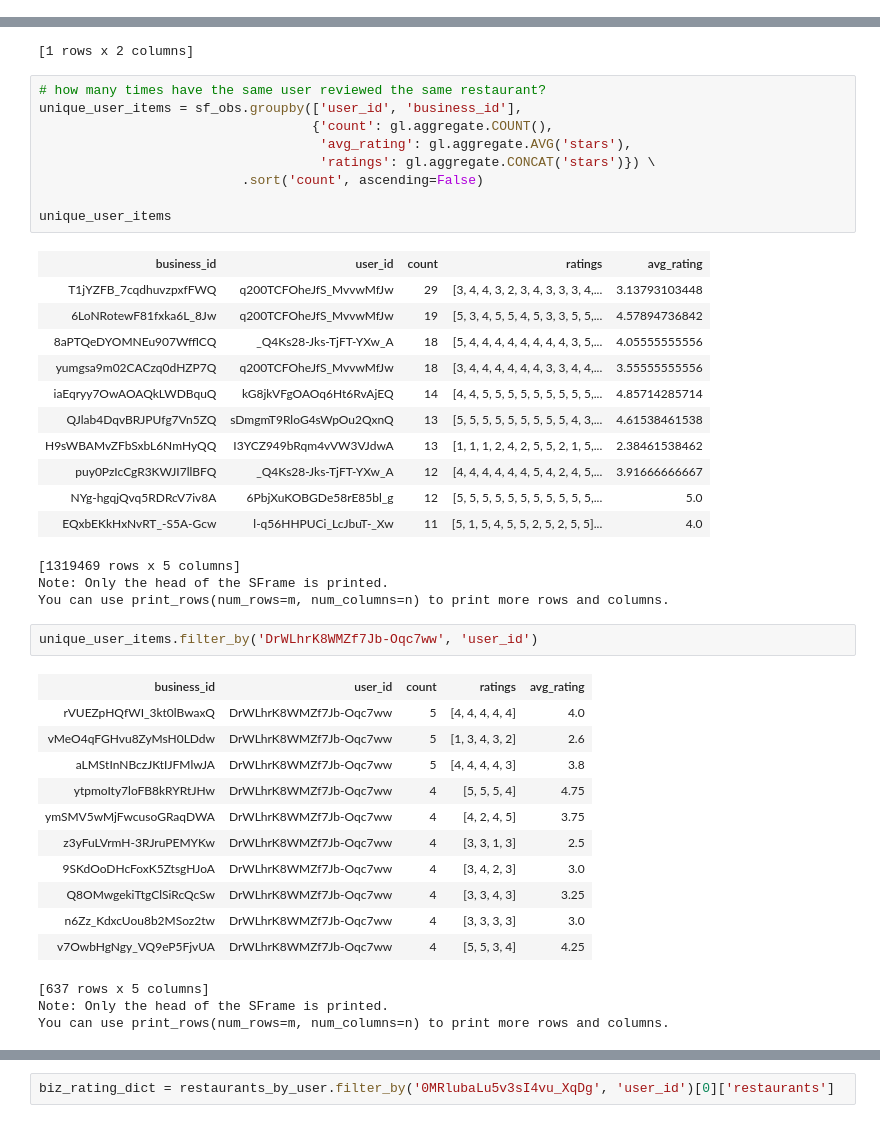
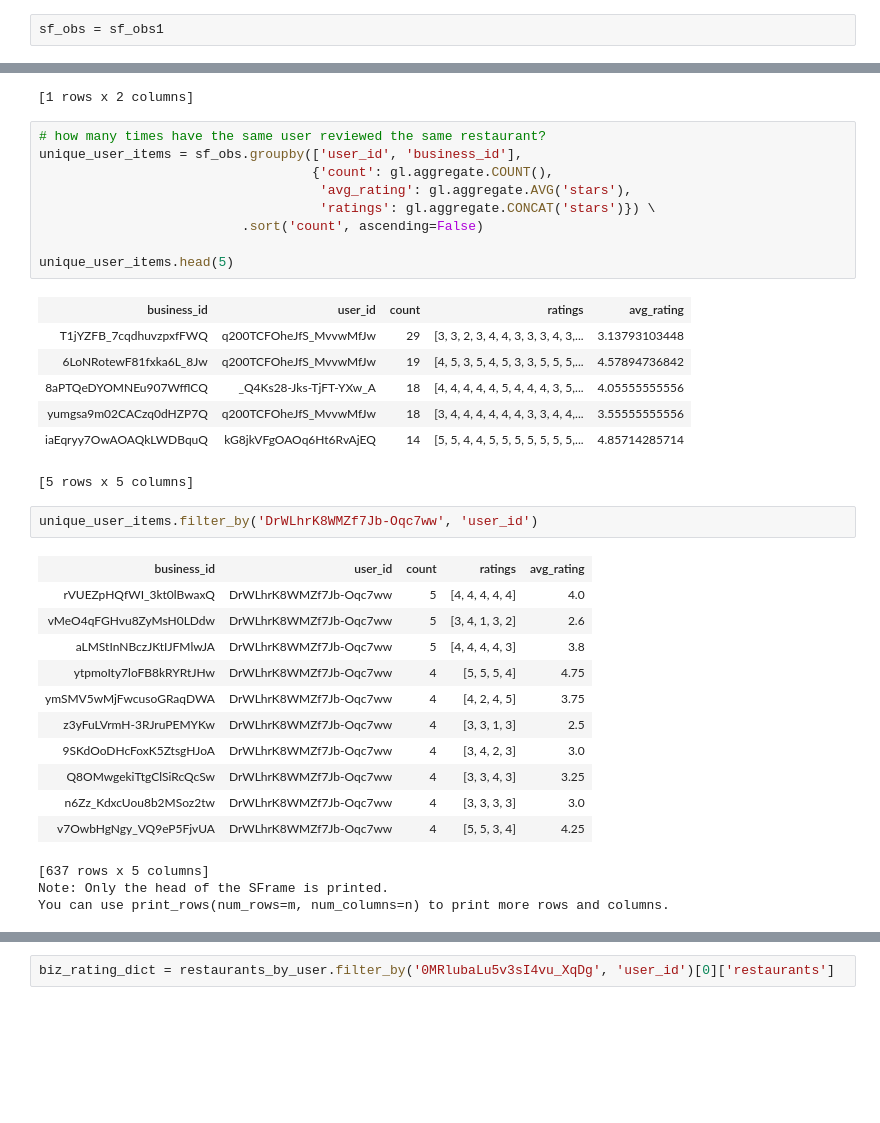
Before and after one commit to AeroGeekDean/traveler_eats_recommender, a Jupyter notebook: graphlab_scratchpad.ipynb, the cells around one changed output, grey strips where cells are left out. Drawn from its saved outputs; the diff is of its cells as text; blank space fills up the shorter version.

```diff
--- a/graphlab_scratchpad.ipynb
+++ b/graphlab_scratchpad.ipynb
@@ -152,6 +100,8 @@ Name: WTSOPGECPOmq-PUxNiHptQ, dtype: object
 # Quick EDA
 # %% [markdown]
 ## Group reviews by users...
+# %%
+sf_obs = sf_obs1
 # %%
 # number of reviews by user (388k distinct users)
 review_count_by_user = sf_obs.groupby('user_id', [gl.aggregate.COUNT()]).sort('Count', ascending=False)#['Count']
@@ -173,33 +123,26 @@ review_count_by_user.filter_by('DrWLhrK8WMZf7Jb-Oqc7ww', 'user_id')
 # %%
 # how many times have the same user reviewed the same restaurant?
 unique_user_items = sf_obs.groupby(['user_id', 'business_id'],
                                    {'count': gl.aggregate.COUNT(),
                                     'avg_rating': gl.aggregate.AVG('stars'),
                                     'ratings': gl.aggregate.CONCAT('stars')}) \
                           .sort('count', ascending=False)
 
-unique_user_items
+unique_user_items.head(5)
 # %% [output]
 | business_id | user_id | count | ratings | avg_rating |
-| T1jYZFB_7cqdhuvzpxfFWQ | q200TCFOheJfS_MvvwMfJw | 29 | [3, 4, 4, 3, 2, 3, 4, 3, 3, 3, 4,... | 3.13793103448 |
-| 6LoNRotewF81fxka6L_8Jw | q200TCFOheJfS_MvvwMfJw | 19 | [5, 3, 4, 5, 5, 4, 5, 3, 3, 5, 5,... | 4.57894736842 |
-| 8aPTQeDYOMNEu907WfflCQ | _Q4Ks28-Jks-TjFT-YXw_A | 18 | [5, 4, 4, 4, 4, 4, 4, 4, 4, 3, 5,... | 4.05555555556 |
+| T1jYZFB_7cqdhuvzpxfFWQ | q200TCFOheJfS_MvvwMfJw | 29 | [3, 3, 2, 3, 4, 4, 3, 3, 3, 4, 3,... | 3.13793103448 |
+| 6LoNRotewF81fxka6L_8Jw | q200TCFOheJfS_MvvwMfJw | 19 | [4, 5, 3, 5, 4, 5, 3, 3, 5, 5, 5,... | 4.57894736842 |
+| 8aPTQeDYOMNEu907WfflCQ | _Q4Ks28-Jks-TjFT-YXw_A | 18 | [4, 4, 4, 4, 4, 5, 4, 4, 4, 3, 5,... | 4.05555555556 |
 | yumgsa9m02CACzq0dHZP7Q | q200TCFOheJfS_MvvwMfJw | 18 | [3, 4, 4, 4, 4, 4, 4, 3, 3, 4, 4,... | 3.55555555556 |
-| iaEqryy7OwAOAQkLWDBquQ | kG8jkVFgOAOq6Ht6RvAjEQ | 14 | [4, 4, 5, 5, 5, 5, 5, 5, 5, 5, 5,... | 4.85714285714 |
-| QJlab4DqvBRJPUfg7Vn5ZQ | sDmgmT9RloG4sWpOu2QxnQ | 13 | [5, 5, 5, 5, 5, 5, 5, 5, 5, 4, 3,... | 4.61538461538 |
-| H9sWBAMvZFbSxbL6NmHyQQ | I3YCZ949bRqm4vVW3VJdwA | 13 | [1, 1, 1, 2, 4, 2, 5, 5, 2, 1, 5,... | 2.38461538462 |
-| puy0PzIcCgR3KWJI7llBFQ | _Q4Ks28-Jks-TjFT-YXw_A | 12 | [4, 4, 4, 4, 4, 4, 5, 4, 2, 4, 5,... | 3.91666666667 |
-| NYg-hgqjQvq5RDRcV7iv8A | 6PbjXuKOBGDe58rE85bl_g | 12 | [5, 5, 5, 5, 5, 5, 5, 5, 5, 5, 5,... | 5.0 |
-| EQxbEKkHxNvRT_-S5A-Gcw | l-q56HHPUCi_LcJbuT-_Xw | 11 | [5, 1, 5, 4, 5, 5, 2, 5, 2, 5, 5]... | 4.0 |
+| iaEqryy7OwAOAQkLWDBquQ | kG8jkVFgOAOq6Ht6RvAjEQ | 14 | [5, 5, 4, 4, 5, 5, 5, 5, 5, 5, 5,... | 4.85714285714 |
-[1319469 rows x 5 columns]
-Note: Only the head of the SFrame is printed.
-You can use print_rows(num_rows=m, num_columns=n) to print more rows and columns.
+[5 rows x 5 columns]
 # %%
 unique_user_items.filter_by('DrWLhrK8WMZf7Jb-Oqc7ww', 'user_id')
 # %% [output]
 | business_id | user_id | count | ratings | avg_rating |
 | rVUEZpHQfWI_3kt0lBwaxQ | DrWLhrK8WMZf7Jb-Oqc7ww | 5 | [4, 4, 4, 4, 4] | 4.0 |
-| vMeO4qFGHvu8ZyMsH0LDdw | DrWLhrK8WMZf7Jb-Oqc7ww | 5 | [1, 3, 4, 3, 2] | 2.6 |
+| vMeO4qFGHvu8ZyMsH0LDdw | DrWLhrK8WMZf7Jb-Oqc7ww | 5 | [3, 4, 1, 3, 2] | 2.6 |
 | aLMStInNBczJKtIJFMlwJA | DrWLhrK8WMZf7Jb-Oqc7ww | 5 | [4, 4, 4, 4, 3] | 3.8 |
 | ytpmoIty7loFB8kRYRtJHw | DrWLhrK8WMZf7Jb-Oqc7ww | 4 | [5, 5, 5, 4] | 4.75 |
 | ymSMV5wMjFwcusoGRaqDWA | DrWLhrK8WMZf7Jb-Oqc7ww | 4 | [4, 2, 4, 5] | 3.75 |
```
Also changed, not shown: parts of 51 cells of this notebook, 1 other file.
